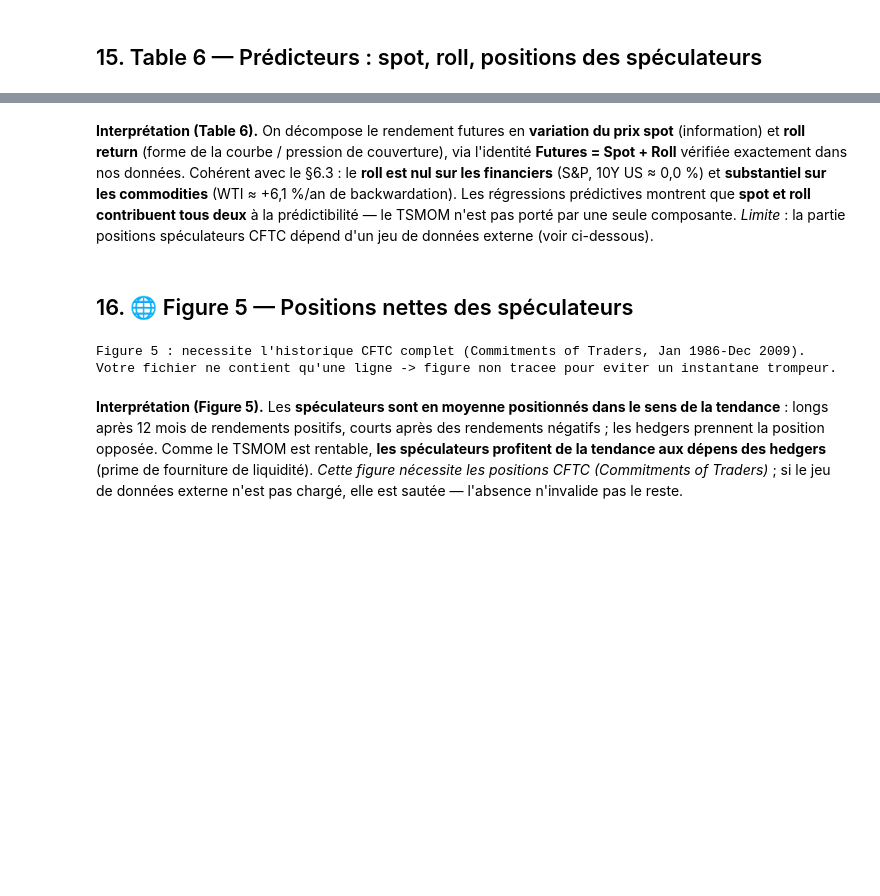
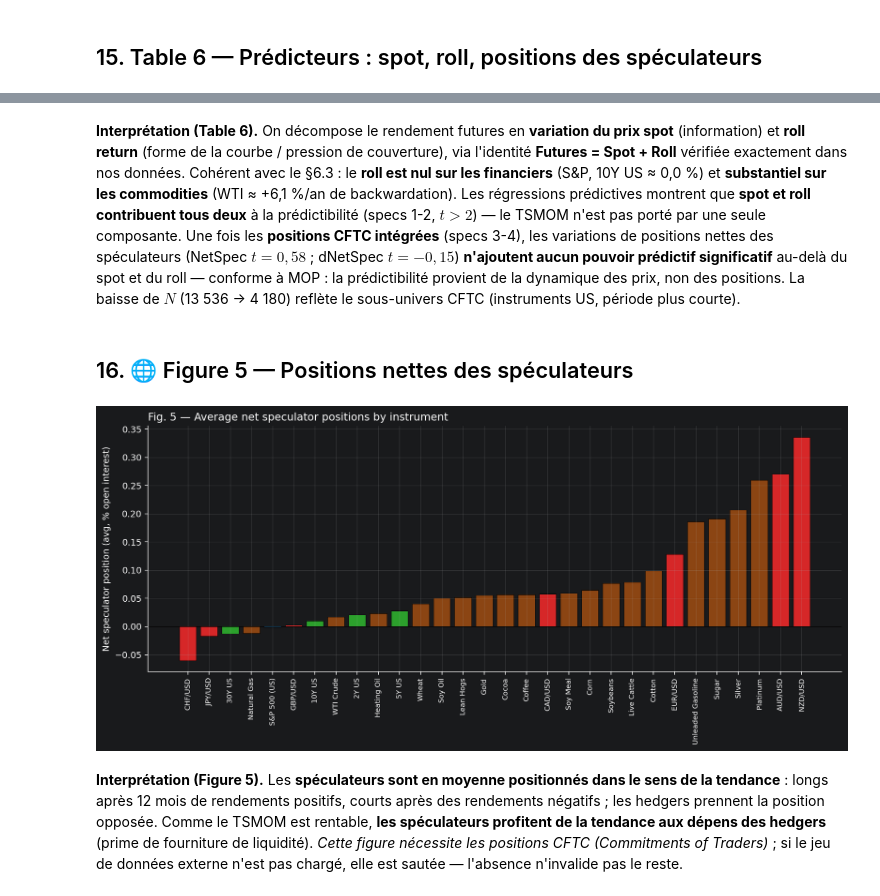
Before and after one commit to Mariuscalaque/Moskowitz-HuaOoi-Pedersen-Time-Series-Momentum-, a Jupyter notebook: replication_complete.ipynb, the cells around one changed output, grey strips where cells are left out. Saved outputs shown, nothing was run; the diff lists cells and outputs as text; code cells hidden in the pictures; blank space fills up the shorter version.

```diff
--- a/replication_complete.ipynb
+++ b/replication_complete.ipynb
@@ -405,17 +407,16 @@ Positions CFTC : non disponibles (spot/roll seuls — historique CFTC complet re
 # %% [markdown]
-**Interprétation (Table 6).** On décompose le rendement futures en **variation du prix spot** (information) et **roll return** (forme de la courbe / pression de couverture), via l'identité **Futures = Spot + Roll** vérifiée exactement dans nos données. Cohérent avec le §6.3 : le **roll est nul sur les financiers** (S&P, 10Y US ≈ 0,0 %) et **substantiel sur les commodities** (WTI ≈ +6,1 %/an de backwardation). Les régressions prédictives montrent que **spot et roll contribuent tous deux** à la prédictibilité — le TSMOM n'est pas porté par une seule composante. *Limite* : la partie positions spéculateurs CFTC dépend d'un jeu de données externe (voir ci-dessous).
+**Interprétation (Table 6).** On décompose le rendement futures en **variation du prix spot** (information) et **roll return** (forme de la courbe / pression de couverture), via l'identité **Futures = Spot + Roll** vérifiée exactement dans nos données. Cohérent avec le §6.3 : le **roll est nul sur les financiers** (S&P, 10Y US ≈ 0,0 %) et **substantiel sur les commodities** (WTI ≈ +6,1 %/an de backwardation). Les régressions prédictives montrent que **spot et roll contribuent tous deux** à la prédictibilité (specs 1-2, $t>2$) — le TSMOM n'est pas porté par une seule composante. Une fois les **positions CFTC intégrées** (specs 3-4), les variations de positions nettes des spéculateurs (NetSpec $t=0{,}58$ ; dNetSpec $t=-0{,}15$) **n'ajoutent aucun pouvoir prédictif significatif** au-delà du spot et du roll — conforme à MOP : la prédictibilité provient de la dynamique des prix, non des positions. La baisse de $N$ (13 536 → 4 180) reflète le sous-univers CFTC (instruments US, période plus courte).
 # %% [markdown]
 ## 16. 🌐 Figure 5 — Positions nettes des spéculateurs
 # %%
 fig5 = plotting.figure5_net_speculator(net_spec) if net_spec is not None else None
 if fig5 is not None:
     display(Image(filename=str(fig5)))
 else:
     print("Figure 5 : necessite l'historique CFTC complet (Commitments of Traders, "
-          "Jan 1986-Dec 2009). Votre fichier ne contient qu'une ligne -> figure non tracee "
-          "pour eviter un instantane trompeur.")
+          "Jan 1986-Dec 2009) ; non chargee.")
 # %% [output]
-Figure 5 : necessite l'historique CFTC complet (Commitments of Traders, Jan 1986-Dec 2009). Votre fichier ne contient qu'une ligne -> figure non tracee pour eviter un instantane trompeur.
+[figure, added]
 # %% [markdown]
 **Interprétation (Figure 5).** Les **spéculateurs sont en moyenne positionnés dans le sens de la tendance** : longs après 12 mois de rendements positifs, courts après des rendements négatifs ; les hedgers prennent la position opposée. Comme le TSMOM est rentable, **les spéculateurs profitent de la tendance aux dépens des hedgers** (prime de fourniture de liquidité). *Cette figure nécessite les positions CFTC (Commitments of Traders)* ; si le jeu de données externe n'est pas chargé, elle est sautée — l'absence n'invalide pas le reste.
 # %% [markdown]
```
Also changed, not shown: parts of 4 cells of this notebook, 8 other files.
